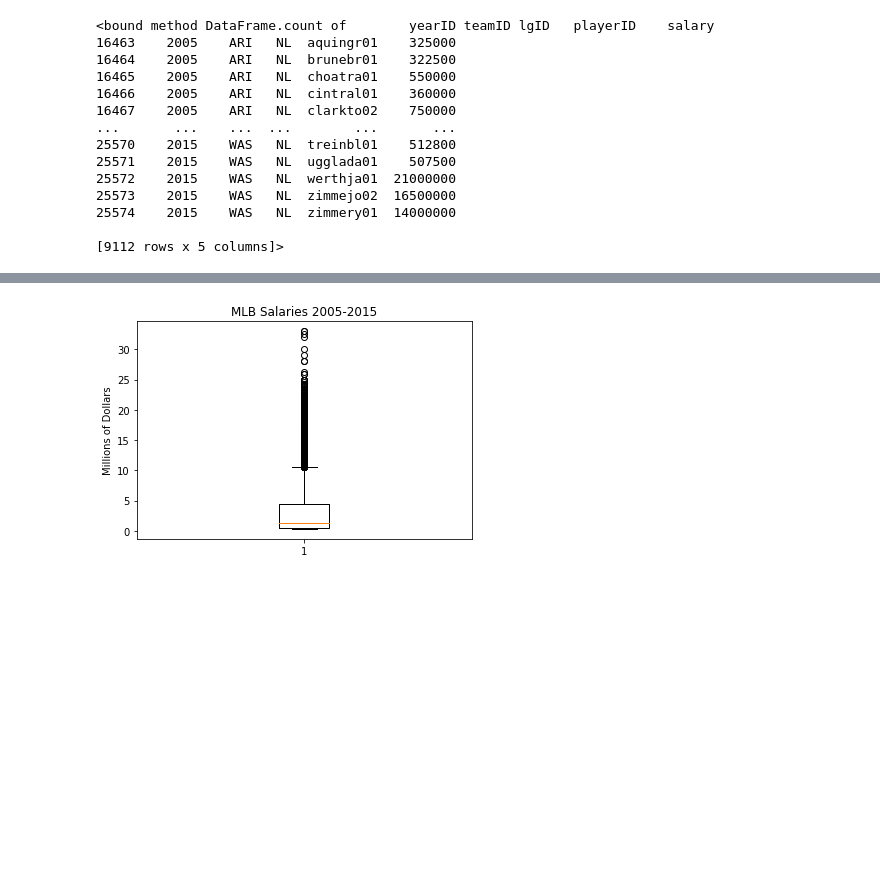
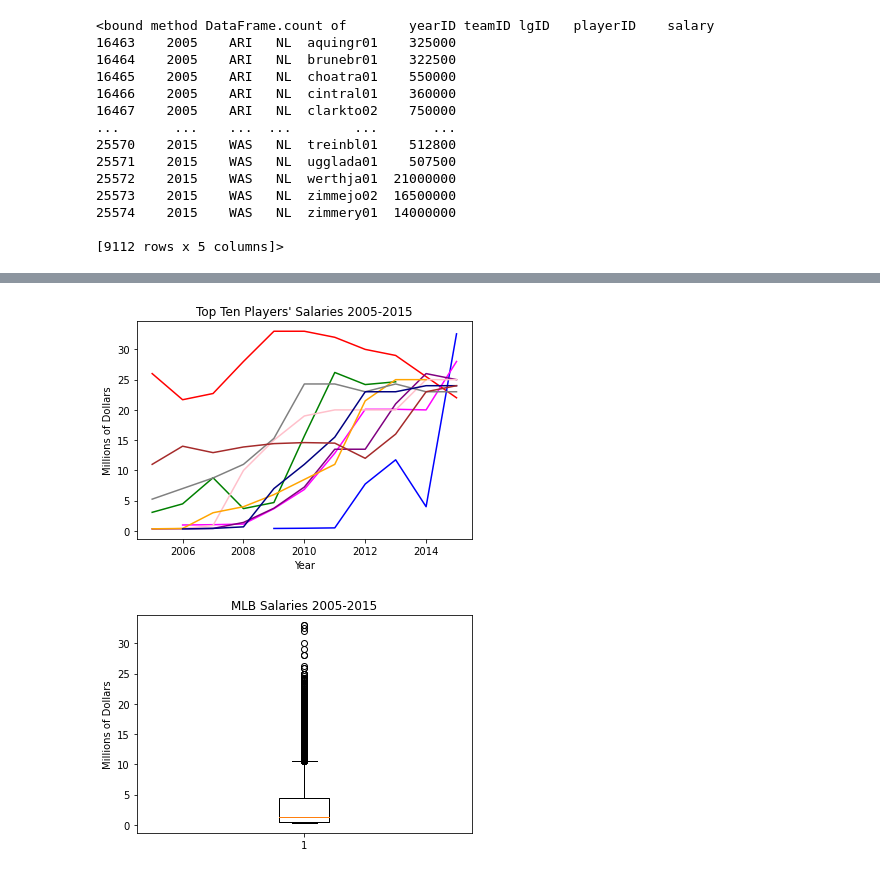
Before and after one commit to eerofeeva/BaseballMadness, a Jupyter notebook: baseball_challege.ipynb, the cells around one changed output, grey strips where cells are left out. Saved outputs shown, nothing was run; the diff lists cells and outputs as text; code cells hidden in the pictures; blank space fills up the shorter version.

Commit message:
added top ten salaries and line graph

```diff
--- a/baseball_challege.ipynb
+++ b/baseball_challege.ipynb
@@ -207,0 +291,4 @@ top_total_spenders_sorted.head(15)
+# %%
+#7
+leecl02 = salaries_yr_df.loc[salaries_yr_df["playerID"]=="leecl02"]
+leecl02
@@ -207,0 +306,4 @@ top_total_spenders_sorted.head(15)
+# %%
+#8
+sabatcc01 = salaries_yr_df.loc[salaries_yr_df["playerID"]=="sabatcc01"]
+sabatcc01
@@ -207,0 +323,4 @@ top_total_spenders_sorted.head(15)
+# %%
+#9
+fieldpr01 = salaries_yr_df.loc[salaries_yr_df["playerID"]=="fieldpr01"]
+fieldpr01
@@ -207,0 +339,4 @@ top_total_spenders_sorted.head(15)
+# %%
+#10
+pujolal01 = salaries_yr_df.loc[salaries_yr_df["playerID"]=="pujolal01"]
+pujolal01
@@ -208,3 +356,44 @@ top_total_spenders_sorted.head(15)
+# %%
+x_axis = rodrial01.loc[:,"yearID"]
+x_axis2 = kershcl01.loc[:,"yearID"]
+x_axis3 = verlaju01.loc[:,"yearID"]
+x_axis4 = wellsve01.loc[:,"yearID"]
+x_axis5 = greinza01.loc[:,"yearID"]
+x_axis6 = howarry01.loc[:,"yearID"]
+x_axis7 = leecl02.loc[:,"yearID"]
+x_axis8 = sabatcc01.loc[:,"yearID"]
+x_axis9 = fieldpr01.loc[:,"yearID"]
+x_axis10 = pujolal01.loc[:,"yearID"]
+
+rodrial01_sal = rodrial01.loc[:,"Salary in Millions"]
+kershcl01_sal = kershcl01.loc[:,"Salary in Millions"]
+verlaju01_sal = verlaju01.loc[:,"Salary in Millions"]
+wellsve01_sal = wellsve01.loc[:,"Salary in Millions"]
+greinza01_sal = greinza01.loc[:,"Salary in Millions"]
+howarry01_sal = howarry01.loc[:,"Salary in Millions"]
+leecl02_sal = leecl02.loc[:,"Salary in Millions"]
+sabatcc01_sal = sabatcc01.loc[:,"Salary in Millions"]
+fieldpr01_sal = fieldpr01.loc[:,"Salary in Millions"]
+pujolal01_sal = pujolal01.loc[:,"Salary in Millions"]
+
+rod = plt.plot(x_axis, rodrial01_sal, color="red", label="1")
+ker = plt.plot(x_axis2, kershcl01_sal, color="blue", label="2")
+ver = plt.plot(x_axis3, verlaju01_sal, color="magenta", label="3")
+wel = plt.plot(x_axis4, wellsve01_sal, color="green", label="4")
+gre = plt.plot(x_axis5, greinza01_sal, color="purple", label="5")
+how = plt.plot(x_axis6, howarry01_sal, color="pink", label="6")
+lee = plt.plot(x_axis7, leecl02_sal, color="orange", label="7")
+sab = plt.plot(x_axis8, sabatcc01_sal, color="gray", label="8")
+fie = plt.plot(x_axis9, fieldpr01_sal, color="navy", label="9")
+puj = plt.plot(x_axis10, pujolal01_sal, color="brown", label="10")
+
+plt.title("Top Ten Players' Salaries 2005-2015")
+plt.xlabel("Year")
+plt.ylabel("Millions of Dollars")
+
+plt.show()
+# %% [output]
+[figure, added]
 # %%
 salaries = salaries_yr_df["Salary in Millions"]
 fig1, ax1 = plt.subplots()
```
Also changed, not shown: parts of 26 cells of this notebook.
